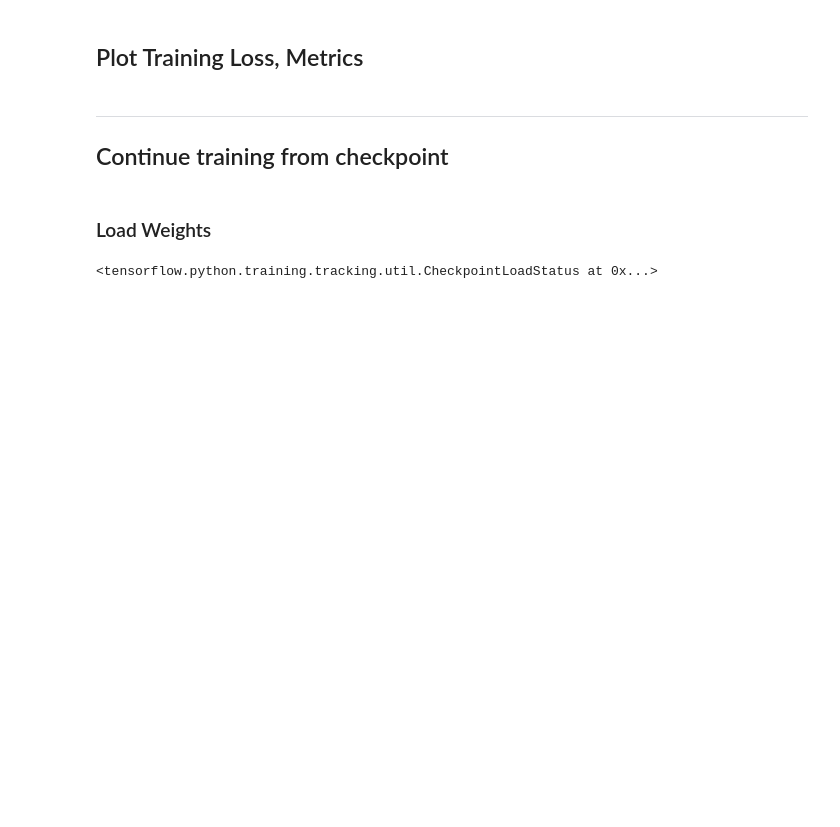
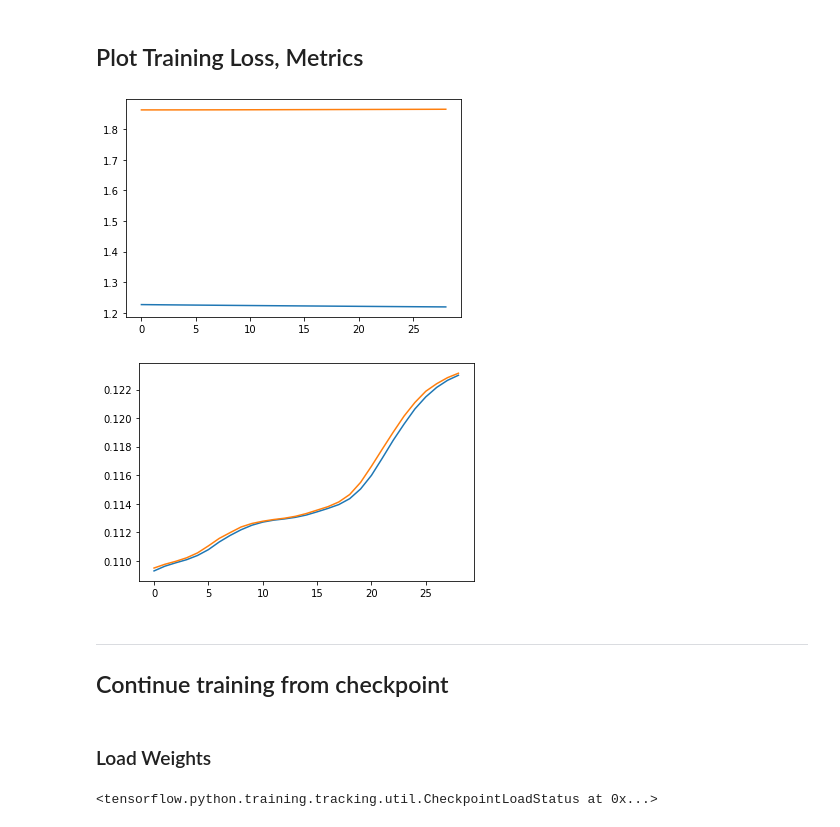
Before and after one commit to ROpdam/recommender_comparison, a Jupyter notebook: CF_RNN.ipynb, the cells around one changed output. Saved outputs shown, nothing was run; the diff lists cells and outputs as text; code cells hidden in the pictures; blank space fills up the shorter version.

```diff
--- a/CF_RNN.ipynb
+++ b/CF_RNN.ipynb
@@ -219,7 +222,7 @@ callbacks = [checkpoint_callback, early_stopping_callback, timing_callback]
 # %% [markdown]
 ## Fit Model
 # %%
-epochs = 100
+epochs = 2
 print('#Batches:', tf.data.experimental.cardinality(train_dataset).numpy())
 print('Batch size:', BATCH_SIZE)
 # %% [output]
@@ -252,13 +244,16 @@ Epoch 51/100
 # %% [markdown]
 ## Plot Training Loss, Metrics
 # %%
-results = history.history()
+results = history.history
 plt.plot(results['loss'])
 plt.plot(results['val_loss'])
 plt.show()
 plt.plot(results['recall'])
 plt.plot(results['val_recall'])
 plt.show()
+# %% [output]
+[figure, added]
+[figure, added]
 # %% [markdown]
 ---
 ## Continue training from checkpoint
```
Also changed, not shown: parts of 14 cells of this notebook, 2 other files.
